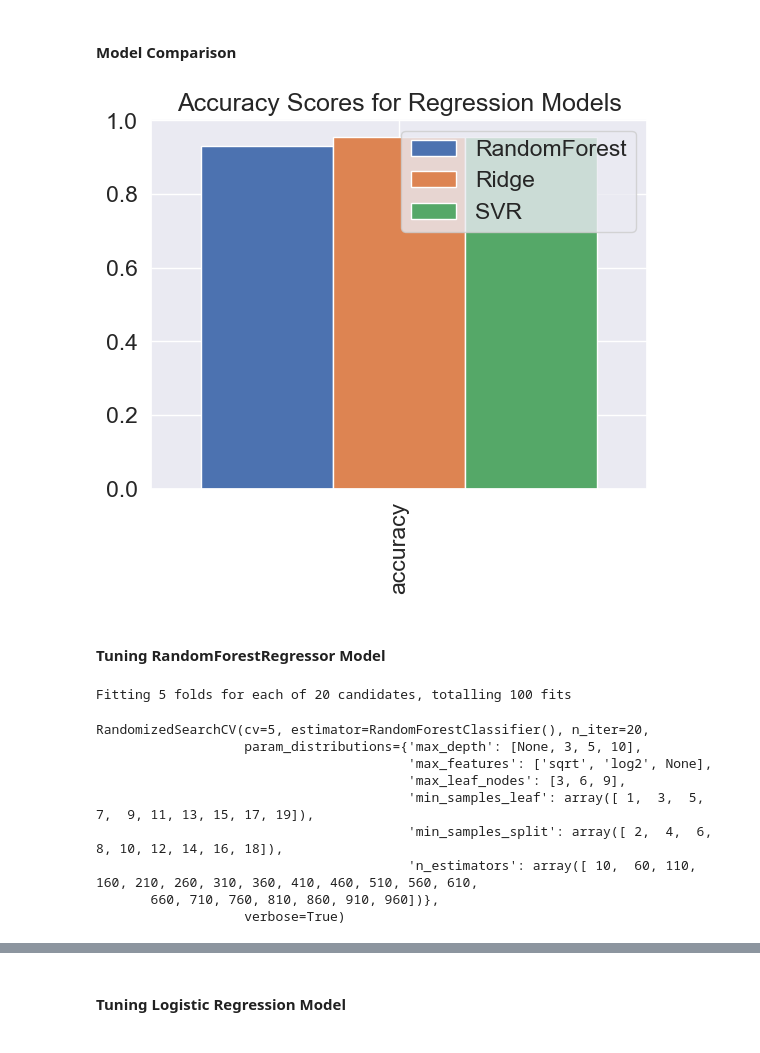
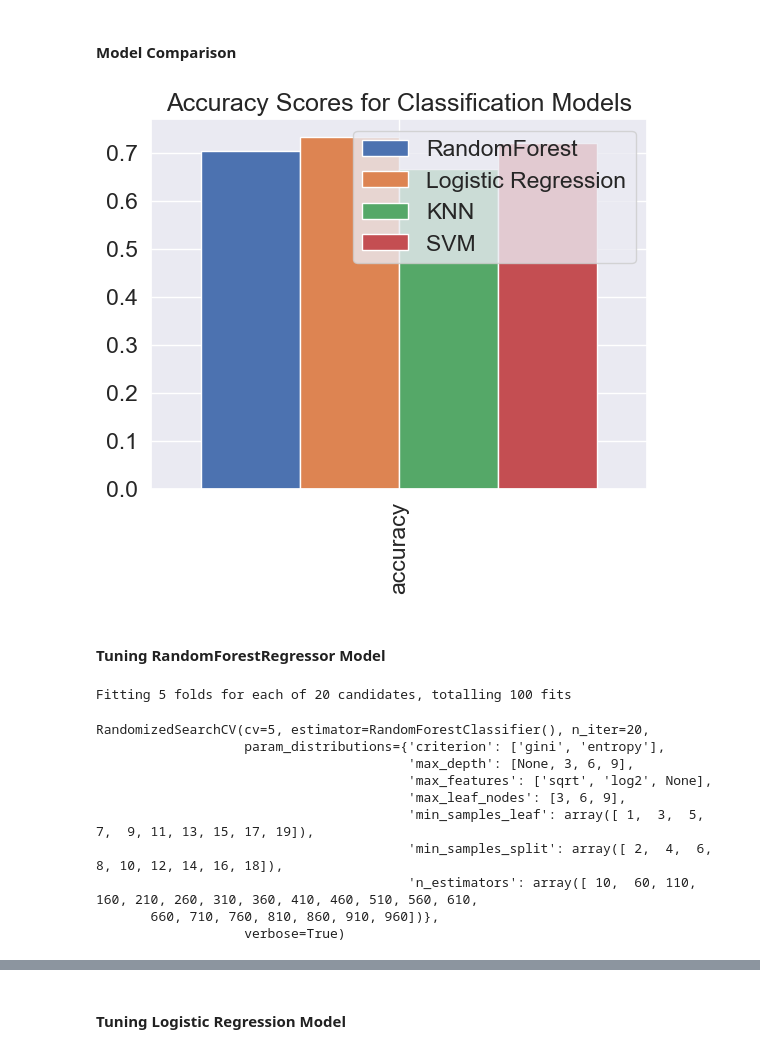
Before and after one commit to devern-DZZC/Student-Performance-Prediction, a Jupyter notebook: Student-Performance-Prediction.ipynb, the cells around one changed output, grey strips where cells are left out. Drawn from its saved outputs; the diff is of its cells as text; code cells hidden in the pictures.

```diff
--- a/Student-Performance-Prediction.ipynb
+++ b/Student-Performance-Prediction.ipynb
@@ -122,9 +128,11 @@ ax = sns.heatmap(corr_matrix, annot=True, linewidth=0.5, fmt=" .2f", cmap="YlOrR
 # %% [markdown]
 ## 2. Modelling Data
 # %%
-regression_models = {"RandomForest": RandomForestRegressor(),
-          "Ridge": Ridge(),
-          "SVR": svm.SVR(kernel='linear')}
+classification_models = {"RandomForest": RandomForestClassifier(),
+          "Logistic Regression": LogisticRegression(),
+          "KNN": KNeighborsClassifier(),
+          "SVM": svm.SVC()
+                        }
 # %%
 def fit_and_score(models, X_train, X_test, y_train, y_test):
     np.random.seed(42)
@@ -143,6 +151,6 @@ data.head()
 | 3 | 1004 | 17 | 1 | 0 | 3 | 10.028829 | 14 | 0 | ... |
 | 4 | 1005 | 17 | 1 | 0 | 2 | 4.672495 | 17 | 1 | ... |
 # %%
-X = data.drop(["StudentID", "GPA", "GradeClass"], axis=1)
+X = data.drop(["StudentID", "Age", "GPA", "GradeClass"], axis=1)
 X.head()
 # %% [output]
@@ -155,4 +163,4 @@ X.head()
 # %%
-y = data["GPA"]
+y = data["GradeClass"]
 y
 # %% [output]
@@ -171,6 +179,6 @@ Name: GPA, Length: 2392, dtype: float64
 # %%
 np.random.seed(42)
-X_train, X_test, y_train, y_test = train_test_split(X, y, test_size=0.30)
-regression_scores = fit_and_score(regression_models, X_train, X_test, y_train, y_test)
-regression_scores
+X_train, X_test, y_train, y_test = train_test_split(X, y, test_size=0.25, stratify=y, random_state=42)
+classification_scores = fit_and_score(classification_models, X_train, X_test, y_train, y_test)
+classification_scores
 # %% [output]
@@ -180,11 +196,11 @@ regression_scores
 # %% [markdown]
 #### Model Comparison
 # %%
-comparison = pd.DataFrame(regression_scores, index=["accuracy"])
+comparison = pd.DataFrame(classification_scores, index=["accuracy"])
 comparison.plot.bar(width=2);
-plt.title("Accuracy Scores for Regression Models");
+plt.title("Accuracy Scores for Classification Models");
 # %% [output]
-[figure, old version]
+[figure, new version]
 # %% [markdown]
 #### Tuning RandomForestRegressor Model
 # %%
@@ -197,15 +216,13 @@ rf_grid = {"n_estimators": np.arange(10,1000,50),
 # %%
 np.random.seed(42)
-rf = RandomizedSearchCV(RandomForestClassifier(),
-                        param_distributions=rf_grid,
-                        cv=5,
-                        n_iter=20,
-                        verbose=True)
+rf = RandomizedSearchCV(RandomForestClassifier(), param_distributions=rf_grid,
+                               n_iter=20, cv=5, verbose=True)
 rf.fit(X_train, y_train)
 # %% [output]
 Fitting 5 folds for each of 20 candidates, totalling 100 fits
 RandomizedSearchCV(cv=5, estimator=RandomForestClassifier(), n_iter=20,
-                   param_distributions={'max_depth': [None, 3, 5, 10],
+                   param_distributions={'criterion': ['gini', 'entropy'],
+                                        'max_depth': [None, 3, 6, 9],
                                         'max_features': ['sqrt', 'log2', None],
                                         'max_leaf_nodes': [3, 6, 9],
                                         'min_samples_leaf': array([ 1,  3,  5,  7,  9, 11, 13, 15, 17, 19]),
```
Also changed, not shown: parts of 38 cells of this notebook.
